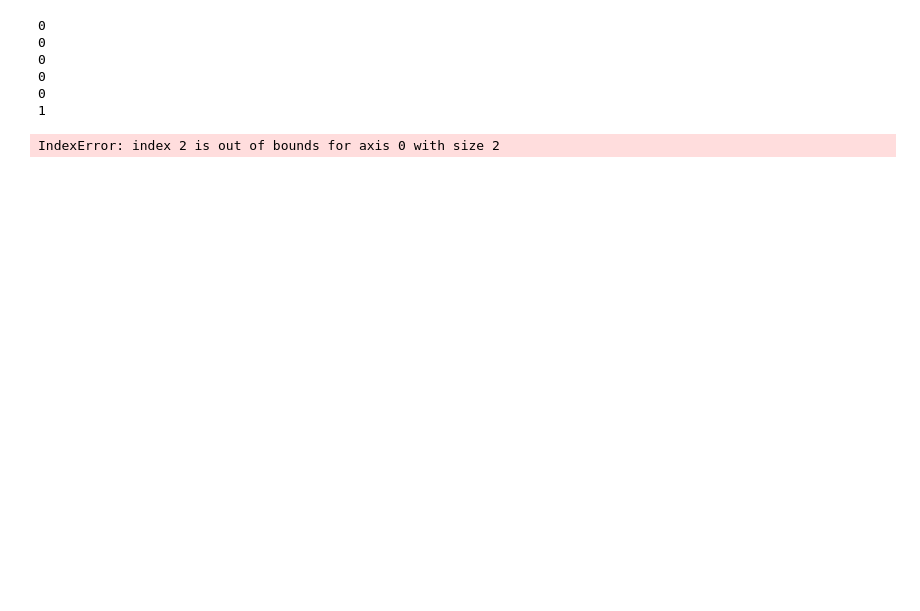
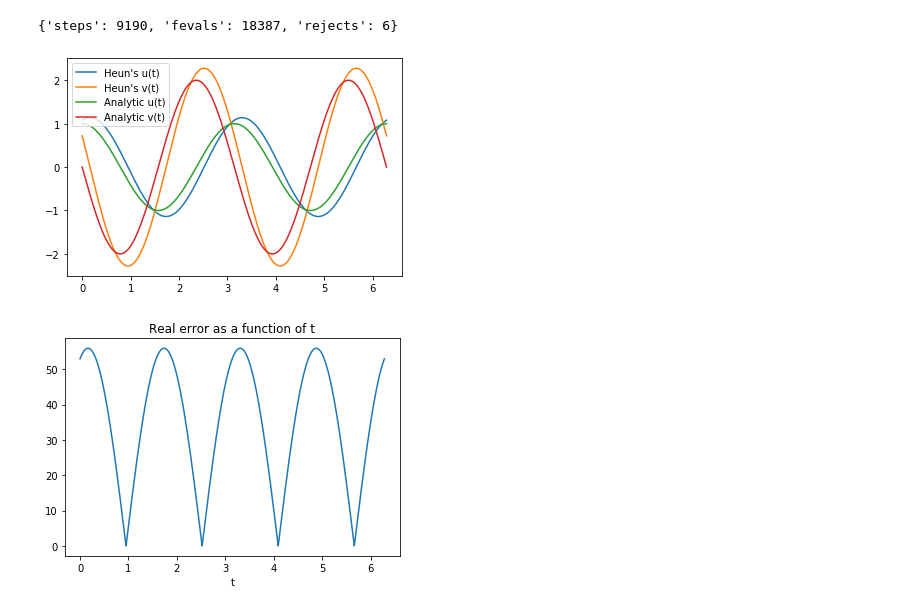
Before and after one commit to alexaoh/TMA4320, a Jupyter notebook: 2019/Øving 6 - Oppgave(1).ipynb, the cells around one changed output. Saved outputs shown, nothing was run; the diff lists cells and outputs as text; code cells hidden in the pictures; blank space fills up the shorter version.

```diff
--- a/2019/Øving 6 - Oppgave(1).ipynb
+++ b/2019/Øving 6 - Oppgave(1).ipynb
@@ -108,37 +108,61 @@ def ImprovedEuler(t0,tend,y0,f,h0,tol, alpha = 0.9):
     k = 0
     F1 = f(t0, y0)
     stats = {"steps": 0, "fevals": 1, "rejects": 0}
-    Y = np.empty((len(y0), 2))
-    T = np.array([t0, 0])
+    Y = np.empty((2, len(y0)))
+    T = np.array([t0, 0], dtype="float") #Important to specify float!
     while tend - T[k] > 0:
         h = min(h, tend-T[k])
         T[k+1] = T[k]+h
         F2 = f(T[k+1], Y[k]+h*F1)
-        print(k)
         Y[k+1] = Y[k] + (h/2)*(F1+F2)
         est = np.linalg.norm((h/2)*(F1-F2))
         if est < tol:
             k += 1
             F1 = f(T[k], Y[k])
-            np.vstack((Y, y0))
-            T = np.append(T, 0)
+            if tend - T[k] > 0: #Bare for å unngå å fjerne siste punkt fra Y og T ved plotting
+                                #(fordi det dermed ikke legges til en siste random verdi i Y og T i siste iterasjon).
+                Y = np.vstack((Y, y0))
+                T = np.append(T, 0)
             stats["steps"] += 1
             stats["fevals"] += 1
-        stats["rejects"] += 1
+        else:
+            stats["rejects"] += 1
         stats["fevals"] += 1
-        h = alpha*h*np.sqrt(tol/est)
+        h *= alpha*np.sqrt(tol/est)
 
     return T,Y,stats
-
-def f(t, y):
-    return np.array([y[1], -4*y[0]])
-
-T, Y, stats = ImprovedEuler(0, 2*np.pi, [1,0], f, 0.1, 10e-3)
-# %% [output]
-0
-0
-0
-0
-0
-1
-IndexError: index 2 is out of bounds for axis 0 with size 2
+# %%
+#Oppgave 1 - Merkelige resultater.
+
+def f(t, y):
+    return np.array([y[1], -4*y[0]])
+
+T, Y, stats = ImprovedEuler(0, 2*np.pi, [1,0], f, 0.1, 1e-4, 0.9)
+print(stats)
+plt.plot(T, Y[:,0]/50, label="Heun's u(t)") #It is apparent that they become approx 50 times too big!? WHY!?
+plt.plot(T, Y[:,1]/50, label="Heun's v(t)")
+plt.plot(T, np.cos(2*T), label="Analytic u(t)")
+plt.plot(T, -2*np.sin(2*T), label="Analytic v(t)")
+plt.legend()
+plt.show()
+
+def u(t):
+    return np.cos(2*t)
+
+def v(t):
+    return -2*np.sin(2*t)
+
+#Ser at error ikke endres! Hvorfor!
+#Plot real error
+error = np.zeros(len(T))
+for i in range(len(T)):
+    erro = np.array(Y[:,0][i]-u(T[i]),Y[:,1][i]-v(T[i]))
+    error[i] = np.linalg.norm(erro)
+plt.plot(T,error)
+plt.title("Real error as a function of t")
+plt.xlabel("t")
+plt.show()
+# %% [output]
+{'steps': 9190, 'fevals': 18387, 'rejects': 6}
+[figure, added]
+[figure, added]
```
Also changed, not shown: parts of 2 cells of this notebook, 2 other files.
